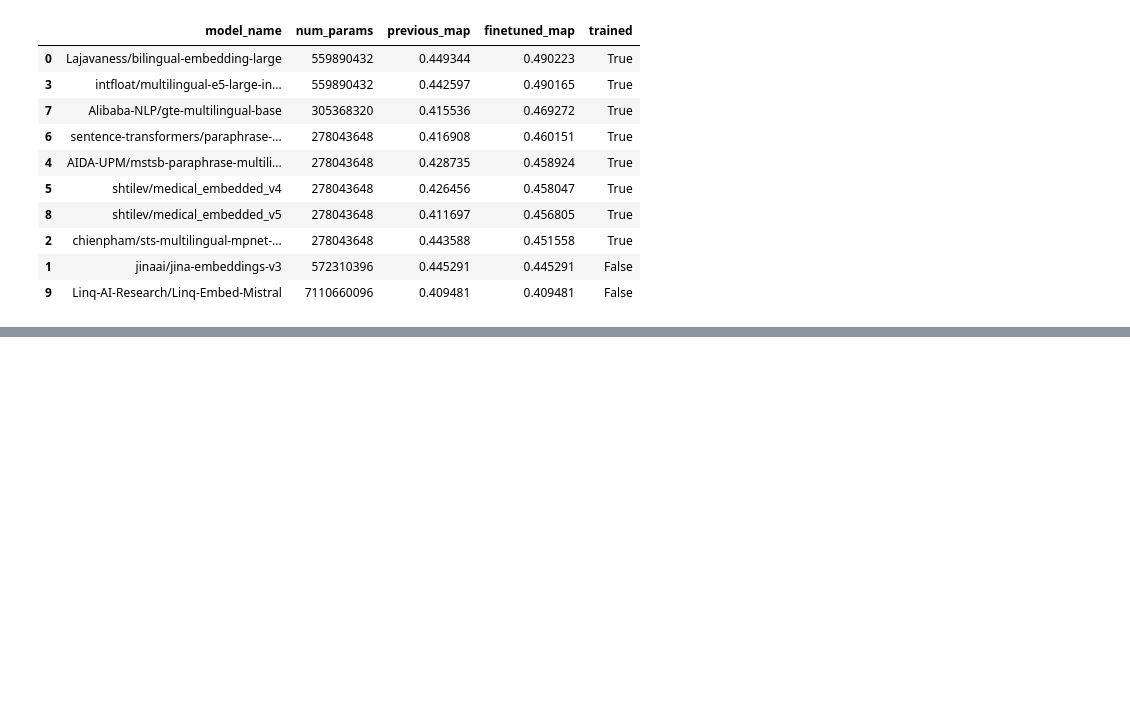
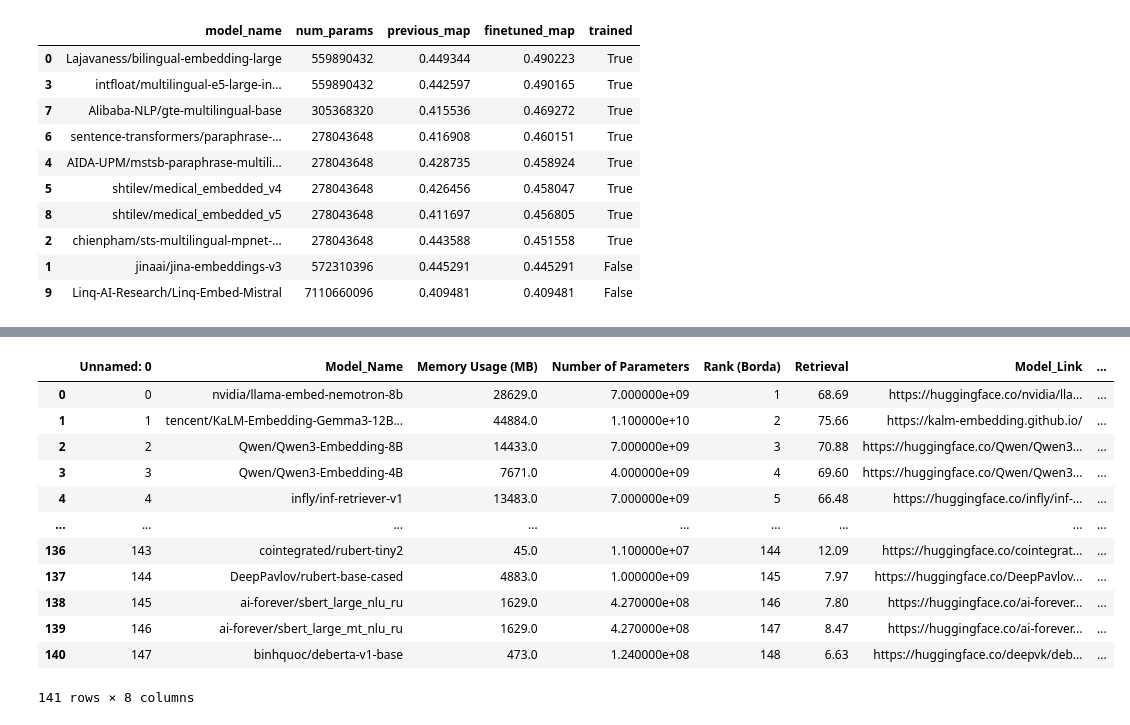
Before and after one commit to davidgc14/TalentCLEF-TaskA, a Jupyter notebook: data_lab.ipynb, the cells around one changed output, grey strips where cells are left out. Drawn from its saved outputs; the diff is of its cells as text; code cells hidden in the pictures; blank space fills up the shorter version.

Commit message:
feat: Managed some tables

```diff
--- a/data_lab.ipynb
+++ b/data_lab.ipynb
@@ -110,0 +157,17 @@ df
+# %%
+df = pd.read_csv('/home/david/Documents/Master/TFM/models/doc/mteb-leaderboard-openmodels-retrieval.csv')
+df
+# %% [output]
+|  | Unnamed: 0 | Model_Name | Memory Usage (MB) | Number of Parameters | Rank (Borda) | Retrieval | Model_Link | ... |
+| 0 | 0 | nvidia/llama-embed-nemotron-8b | 28629.0 | 7.000000e+09 | 1 | 68.69 | https://huggingface.co/nvidia/lla... | ... |
+| 1 | 1 | tencent/KaLM-Embedding-Gemma3-12B... | 44884.0 | 1.100000e+10 | 2 | 75.66 | https://kalm-embedding.github.io/ | ... |
+| 2 | 2 | Qwen/Qwen3-Embedding-8B | 14433.0 | 7.000000e+09 | 3 | 70.88 | https://huggingface.co/Qwen/Qwen3... | ... |
+| 3 | 3 | Qwen/Qwen3-Embedding-4B | 7671.0 | 4.000000e+09 | 4 | 69.60 | https://huggingface.co/Qwen/Qwen3... | ... |
+| 4 | 4 | infly/inf-retriever-v1 | 13483.0 | 7.000000e+09 | 5 | 66.48 | https://huggingface.co/infly/inf-... | ... |
+| ... | ... | ... | ... | ... | ... | ... | ... | ... |
+| 136 | 143 | cointegrated/rubert-tiny2 | 45.0 | 1.100000e+07 | 144 | 12.09 | https://huggingface.co/cointegrat... | ... |
+| 137 | 144 | DeepPavlov/rubert-base-cased | 4883.0 | 1.000000e+09 | 145 | 7.97 | https://huggingface.co/DeepPavlov... | ... |
+| 138 | 145 | ai-forever/sbert_large_nlu_ru | 1629.0 | 4.270000e+08 | 146 | 7.80 | https://huggingface.co/ai-forever... | ... |
+| 139 | 146 | ai-forever/sbert_large_mt_nlu_ru | 1629.0 | 4.270000e+08 | 147 | 8.47 | https://huggingface.co/ai-forever... | ... |
+| 140 | 147 | binhquoc/deberta-v1-base | 473.0 | 1.240000e+08 | 148 | 6.63 | https://huggingface.co/deepvk/deb... | ... |
+141 rows × 8 columns
```
Also changed, not shown: parts of 9 cells of this notebook.
